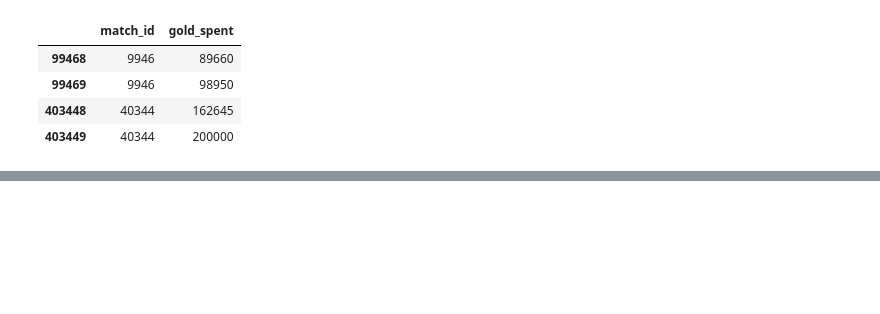
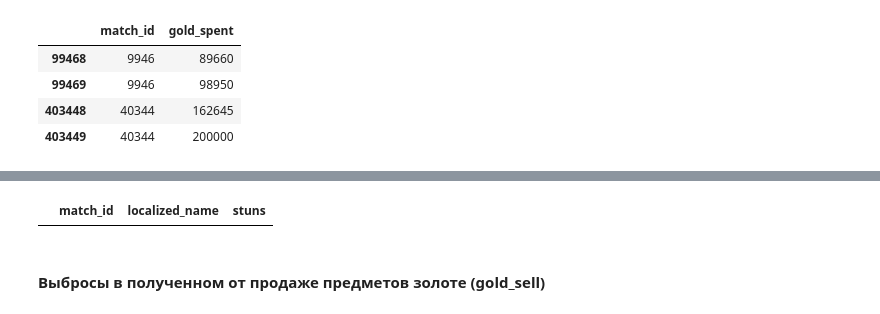
Before and after one commit to amatemeow/MLPY, a Jupyter notebook: task1/task1.ipynb, the cells around one changed output, grey strips where cells are left out. Cells and saved outputs as stored; diff of their text form; code cells hidden in the pictures; blank space fills up the shorter version.

```diff
--- a/task1/task1.ipynb
+++ b/task1/task1.ipynb
@@ -1204,0 +1536,6 @@ merged[merged["match_id"] == 40344][attrib]
+# %%
+merged[merged["stuns"] < 0][["match_id", "localized_name", "stuns"]]
+# %% [output]
+|  | match_id | localized_name | stuns |
+# %% [markdown]
+<h4>Выбросы в полученном от продаже предметов золоте (gold_sell)</h4>
```
Also changed, not shown: parts of 80 cells of this notebook.
